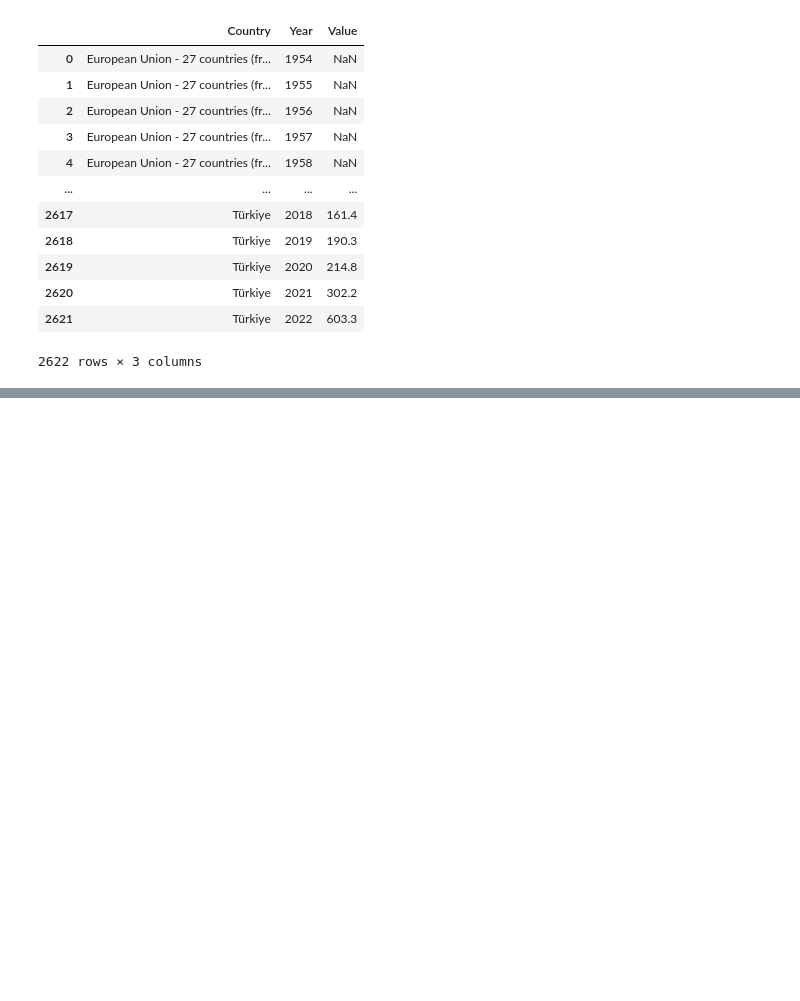
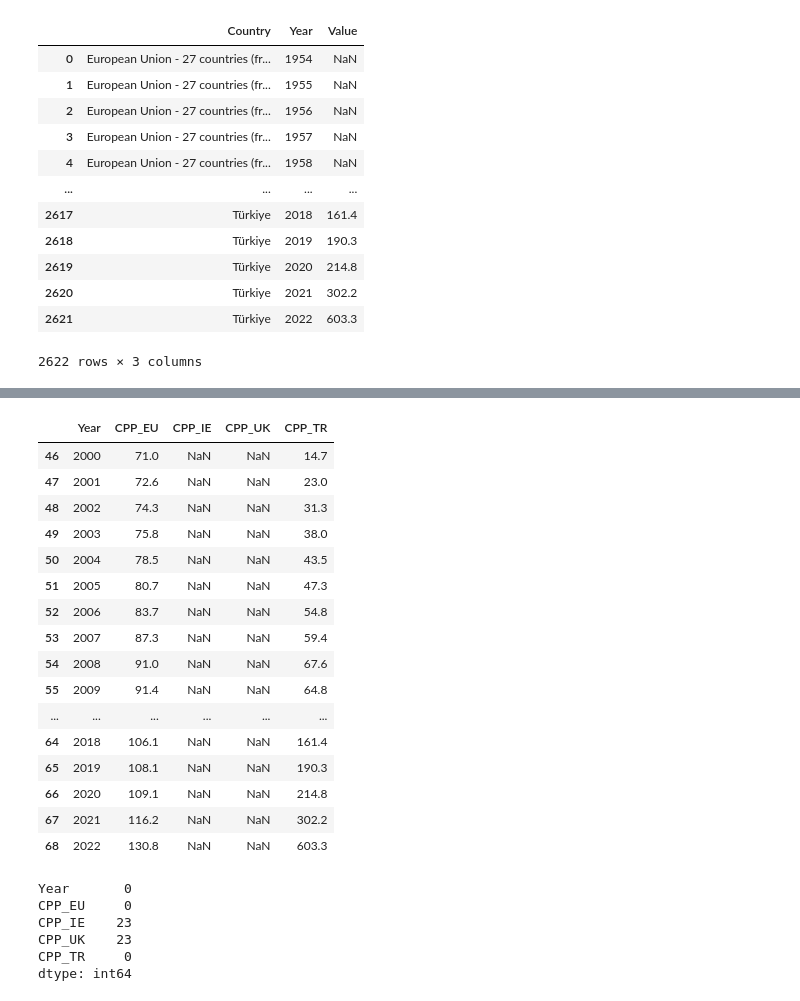
Before and after one commit to mzmalkoc/S1CA2_2023034, a Jupyter notebook: CA2_2023034.ipynb, the cells around one changed output, grey strips where cells are left out. Cells and saved outputs as stored; diff of their text form; code cells hidden in the pictures; blank space fills up the shorter version.

```diff
--- a/CA2_2023034.ipynb
+++ b/CA2_2023034.ipynb
@@ -717,0 +640,8 @@ ConstructionProducePrice.tail(15)
+# %%
+# 2023034 - MAHMUT ZAHID MALKOC
+for country in countries:
+    if country == 'European Union - 27 countries (from 2020)':
+        continue
+    FourCountry_data = ConstructionProducePrice[ConstructionProducePrice['Country'] == country][['Year', 'Value']].set_index('Year').rename(columns={'Value': country})
+    CPP_data = CPP_data.merge(FourCountry_data, how='outer', left_index=True, right_index=True)
+CPP_data
@@ -717,0 +663,7 @@ ConstructionProducePrice.tail(15)
+# %%
+# 2023034 - MAHMUT ZAHID MALKOC
+ConstructionProducePrice = CPP_data.rename(columns={"European Union": "EU",
+                                                    "Ireland": "IE",
+                                                    "United Kingdom": "UK",
+                                                    "Türkiye": "TR",})
+ConstructionProducePrice
@@ -717,0 +685,4 @@ ConstructionProducePrice.tail(15)
+# %%
+# 2023034 - MAHMUT ZAHID MALKOC
+ConstructionProducePrice.reset_index(inplace=True)
+ConstructionProducePrice
@@ -717,0 +703,5 @@ ConstructionProducePrice.tail(15)
+# %%
+# 2023034 - MAHMUT ZAHID MALKOC
+ConstructionProducePrice = ConstructionProducePrice.add_prefix('CPP_')
+ConstructionProducePrice = ConstructionProducePrice.rename(columns={"CPP_Year": "Year"})
+ConstructionProducePrice
@@ -717,0 +722,29 @@ ConstructionProducePrice.tail(15)
+# %%
+ConstructionProducePrice.head(45)
+# %% [output]
+|  | Year | CPP_EU | CPP_IE | CPP_UK | CPP_TR |
+| 46 | 2000 | 71.0 | NaN | NaN | 14.7 |
+| 47 | 2001 | 72.6 | NaN | NaN | 23.0 |
+| 48 | 2002 | 74.3 | NaN | NaN | 31.3 |
+| 49 | 2003 | 75.8 | NaN | NaN | 38.0 |
+| 50 | 2004 | 78.5 | NaN | NaN | 43.5 |
+| 51 | 2005 | 80.7 | NaN | NaN | 47.3 |
+| 52 | 2006 | 83.7 | NaN | NaN | 54.8 |
+| 53 | 2007 | 87.3 | NaN | NaN | 59.4 |
+| 54 | 2008 | 91.0 | NaN | NaN | 67.6 |
+| 55 | 2009 | 91.4 | NaN | NaN | 64.8 |
+| ... | ... | ... | ... | ... | ... |
+| 64 | 2018 | 106.1 | NaN | NaN | 161.4 |
+| 65 | 2019 | 108.1 | NaN | NaN | 190.3 |
+| 66 | 2020 | 109.1 | NaN | NaN | 214.8 |
+| 67 | 2021 | 116.2 | NaN | NaN | 302.2 |
+| 68 | 2022 | 130.8 | NaN | NaN | 603.3 |
+# %%
+ConstructionProducePrice.isnull().sum()
+# %% [output]
+Year       0
+CPP_EU     0
+CPP_IE    23
+CPP_UK    23
+CPP_TR     0
+dtype: int64
```
Also changed, not shown: parts of 28 cells of this notebook.
